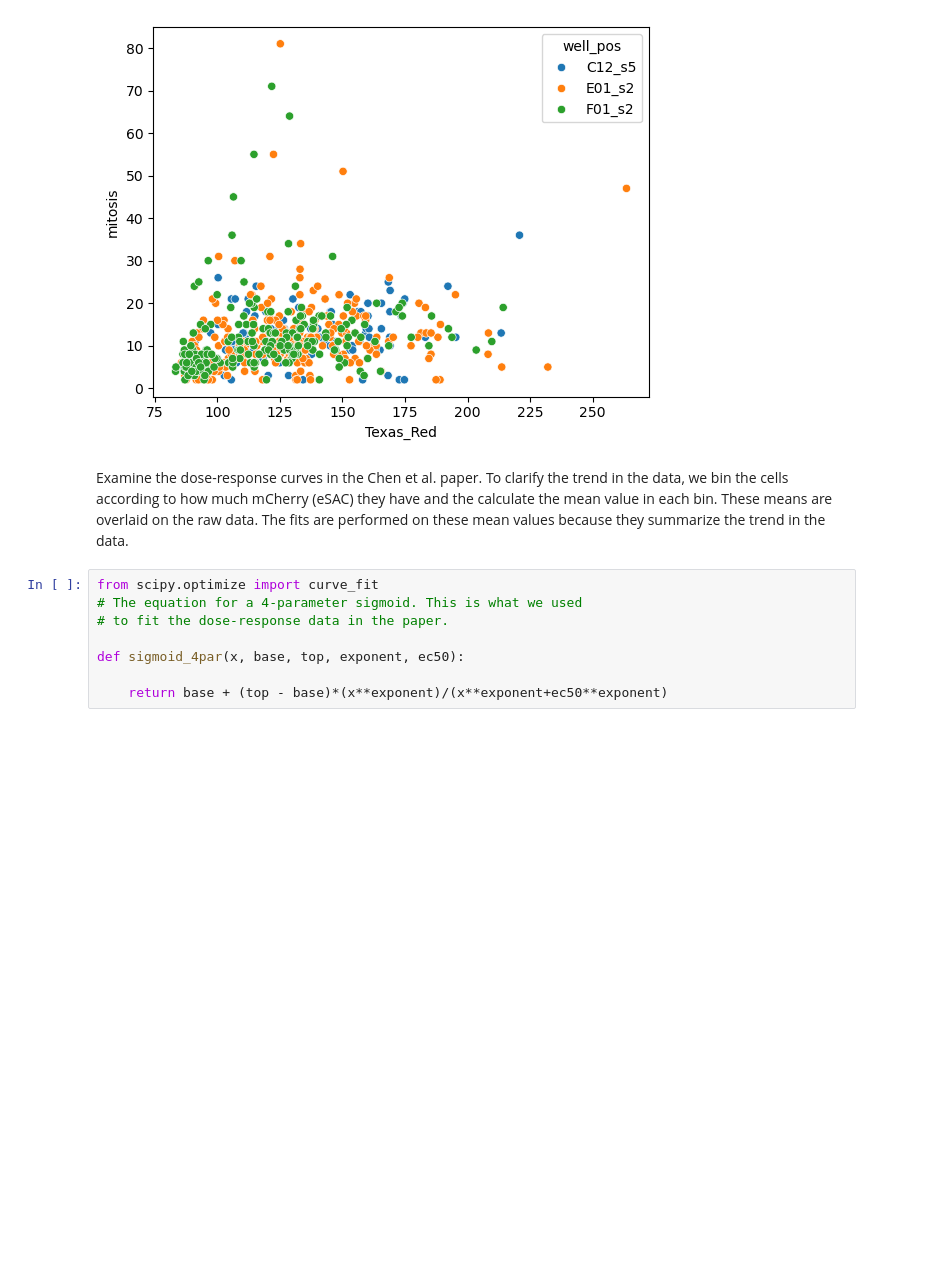
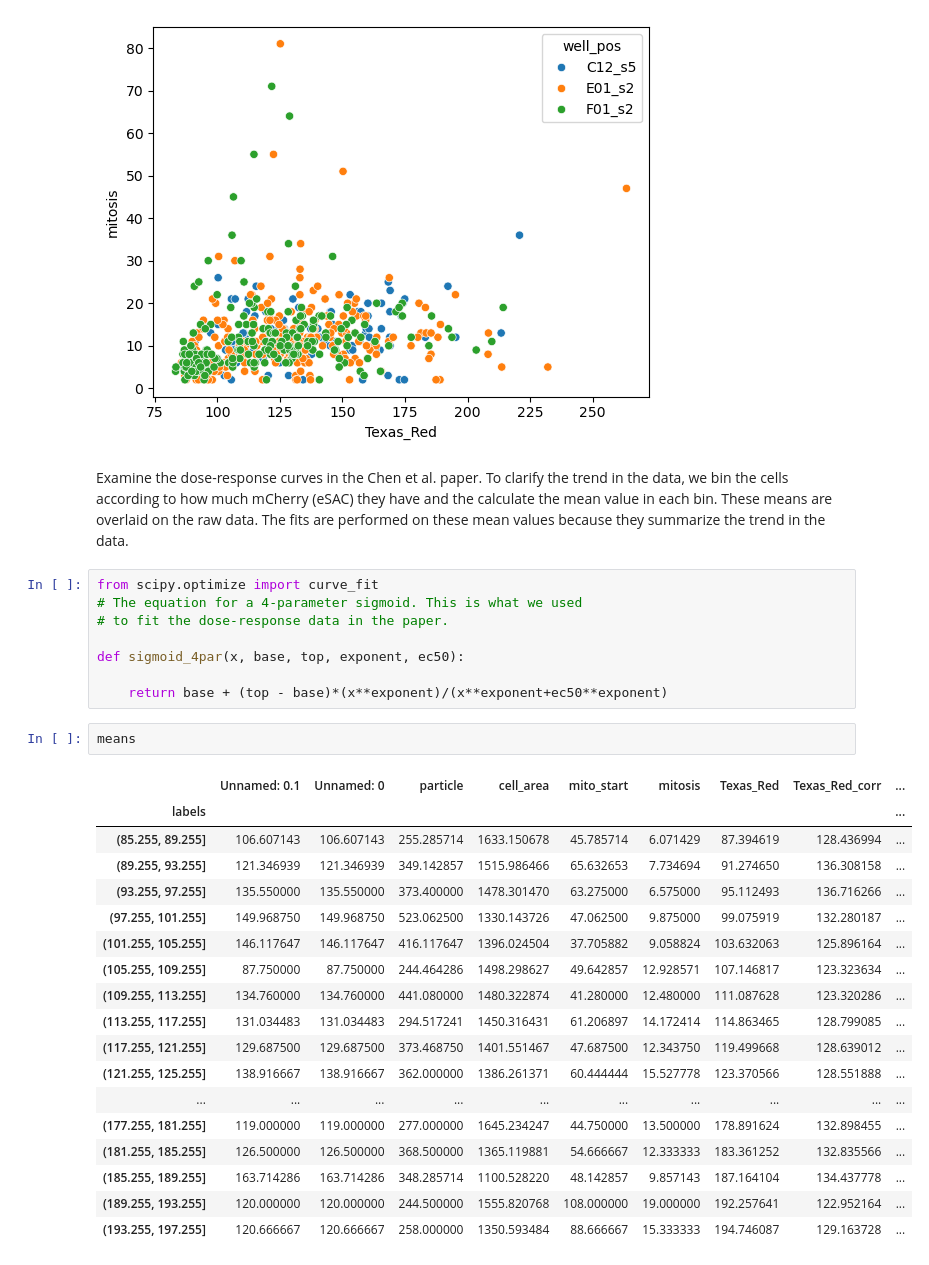
Before and after one commit to anishjv/cellapp-analysis, a Jupyter notebook: eSAC_data_analysis.ipynb, the cells around one changed output. Drawn from its saved outputs; the diff is of its cells as text; blank space fills up the shorter version.

```diff
--- a/eSAC_data_analysis.ipynb
+++ b/eSAC_data_analysis.ipynb
@@ -44,6 +44,27 @@ from scipy.optimize import curve_fit
 def sigmoid_4par(x, base, top, exponent, ec50):
 
     return base + (top - base)*(x**exponent)/(x**exponent+ec50**exponent)
+# %%
+means
+# %% [output]
+|  | Unnamed: 0.1 | Unnamed: 0 | particle | cell_area | mito_start | mitosis | Texas_Red | Texas_Red_corr | ... |
+| labels |  |  |  |  |  |  |  |  | ... |
+| (85.255, 89.255] | 106.607143 | 106.607143 | 255.285714 | 1633.150678 | 45.785714 | 6.071429 | 87.394619 | 128.436994 | ... |
+| (89.255, 93.255] | 121.346939 | 121.346939 | 349.142857 | 1515.986466 | 65.632653 | 7.734694 | 91.274650 | 136.308158 | ... |
+| (93.255, 97.255] | 135.550000 | 135.550000 | 373.400000 | 1478.301470 | 63.275000 | 6.575000 | 95.112493 | 136.716266 | ... |
+| (97.255, 101.255] | 149.968750 | 149.968750 | 523.062500 | 1330.143726 | 47.062500 | 9.875000 | 99.075919 | 132.280187 | ... |
+| (101.255, 105.255] | 146.117647 | 146.117647 | 416.117647 | 1396.024504 | 37.705882 | 9.058824 | 103.632063 | 125.896164 | ... |
+| (105.255, 109.255] | 87.750000 | 87.750000 | 244.464286 | 1498.298627 | 49.642857 | 12.928571 | 107.146817 | 123.323634 | ... |
+| (109.255, 113.255] | 134.760000 | 134.760000 | 441.080000 | 1480.322874 | 41.280000 | 12.480000 | 111.087628 | 123.320286 | ... |
+| (113.255, 117.255] | 131.034483 | 131.034483 | 294.517241 | 1450.316431 | 61.206897 | 14.172414 | 114.863465 | 128.799085 | ... |
+| (117.255, 121.255] | 129.687500 | 129.687500 | 373.468750 | 1401.551467 | 47.687500 | 12.343750 | 119.499668 | 128.639012 | ... |
+| (121.255, 125.255] | 138.916667 | 138.916667 | 362.000000 | 1386.261371 | 60.444444 | 15.527778 | 123.370566 | 128.551888 | ... |
+| ... | ... | ... | ... | ... | ... | ... | ... | ... | ... |
+| (177.255, 181.255] | 119.000000 | 119.000000 | 277.000000 | 1645.234247 | 44.750000 | 13.500000 | 178.891624 | 132.898455 | ... |
+| (181.255, 185.255] | 126.500000 | 126.500000 | 368.500000 | 1365.119881 | 54.666667 | 12.333333 | 183.361252 | 132.835566 | ... |
+| (185.255, 189.255] | 163.714286 | 163.714286 | 348.285714 | 1100.528220 | 48.142857 | 9.857143 | 187.164104 | 134.437778 | ... |
+| (189.255, 193.255] | 120.000000 | 120.000000 | 244.500000 | 1555.820768 | 108.000000 | 19.000000 | 192.257641 | 122.952164 | ... |
+| (193.255, 197.255] | 120.666667 | 120.666667 | 258.000000 | 1350.593484 | 88.666667 | 15.333333 | 194.746087 | 129.163728 | ... |
 # %%
 # pd.cut function returns a label vector with the label being the bin
 # that the row value belongs to.
```
Also changed, not shown: parts of 4 cells of this notebook, 5 other files.
